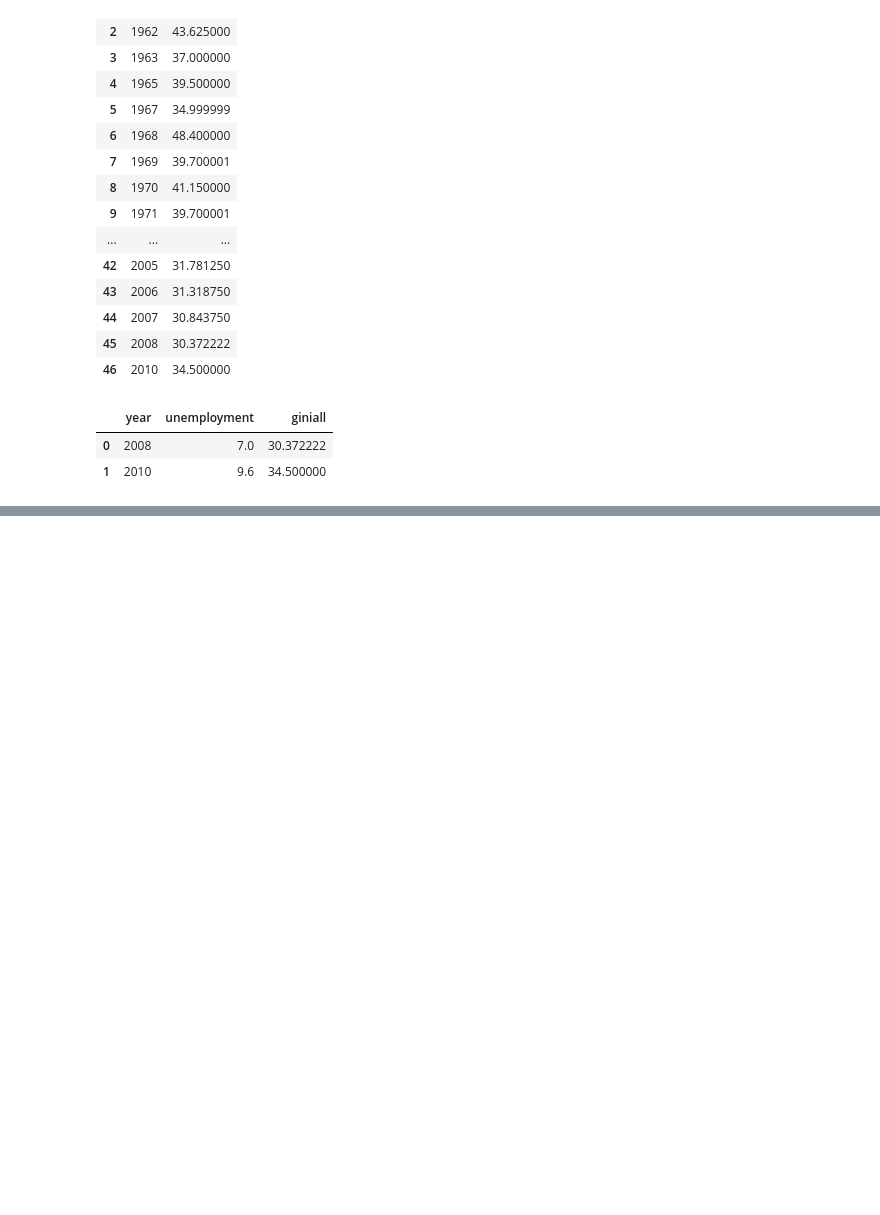
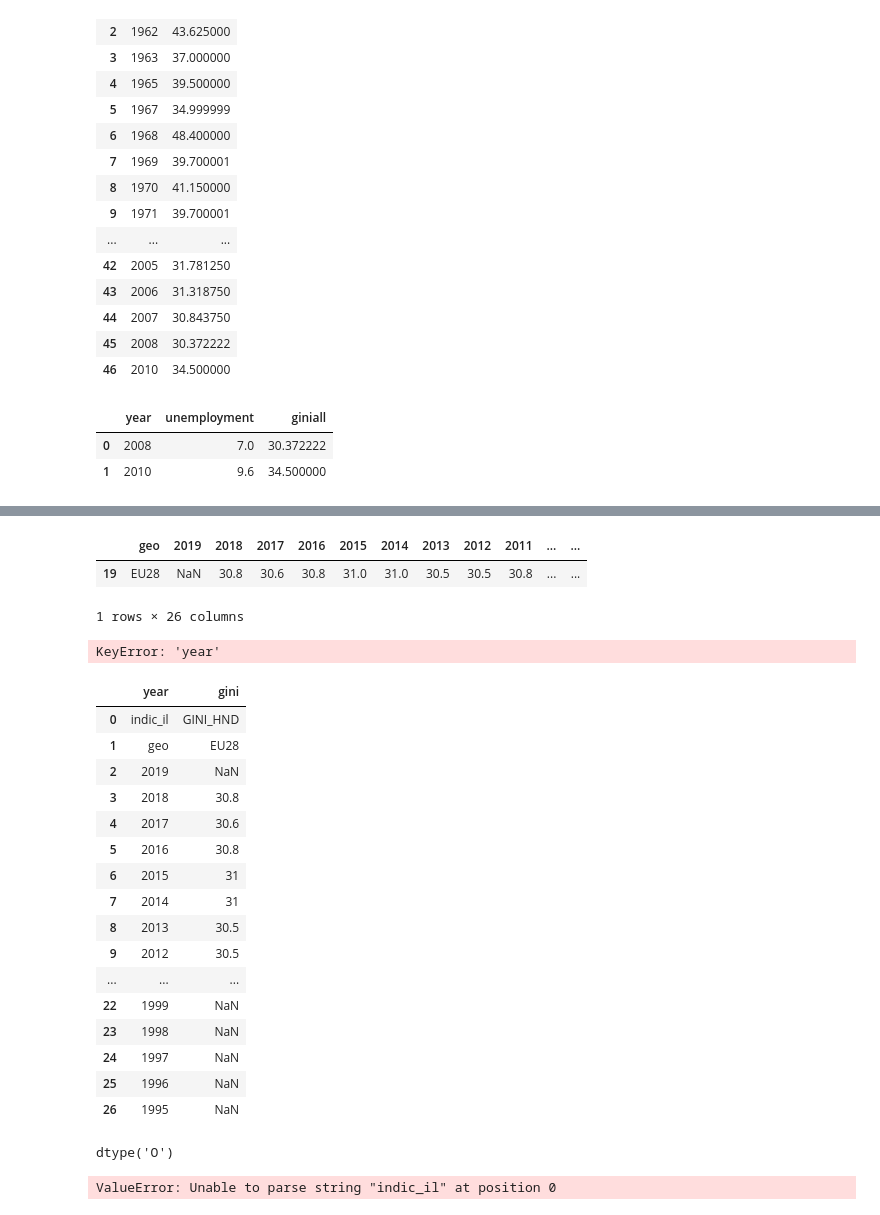
Before and after one commit to Malonk/unemployment_stats, a Jupyter notebook: notebooks/gini_cor.ipynb, the cells around one changed output, grey strips where cells are left out. Saved outputs shown, nothing was run; the diff lists cells and outputs as text; code cells hidden in the pictures; blank space fills up the shorter version.

```diff
--- a/notebooks/gini_cor.ipynb
+++ b/notebooks/gini_cor.ipynb
@@ -445,0 +480,43 @@ gini_unemp
+# %%
+# EU28 countries
+new_gini4 = new_gini3.loc[new_gini3['geo'] == 'EU28']
+new_gini4
+# %% [output]
+|  | geo | 2019 | 2018 | 2017 | 2016 | 2015 | 2014 | 2013 | 2012 | 2011 | ... | ... |
+| 19 | EU28 | NaN | 30.8 | 30.6 | 30.8 | 31.0 | 31.0 | 30.5 | 30.5 | 30.8 | ... | ... |
+1 rows × 26 columns
+# %%
+new_gini4.pivot(index="geo", columns = 'year', values = 'gini')
+# %% [output]
+KeyError: 'year'
+# %%
+new_gini = new_gini4.reset_index().rename(columns = {'index': 'year', 19: 'gini'})
+new_gini5
+# %% [output]
+|  | year | gini |
+| 0 | indic_il | GINI_HND |
+| 1 | geo | EU28 |
+| 2 | 2019 | NaN |
+| 3 | 2018 | 30.8 |
+| 4 | 2017 | 30.6 |
+| 5 | 2016 | 30.8 |
+| 6 | 2015 | 31 |
+| 7 | 2014 | 31 |
+| 8 | 2013 | 30.5 |
+| 9 | 2012 | 30.5 |
+| ... | ... | ... |
+| 22 | 1999 | NaN |
+| 23 | 1998 | NaN |
+| 24 | 1997 | NaN |
+| 25 | 1996 | NaN |
+| 26 | 1995 | NaN |
+# %%
+# Check datatype
+new_gini5['year'].dtypes
+# %% [output]
+dtype('O')
+# %%
+# Turn into numeric
+pd.to_numeric(new_gini5['year'])
+# %% [output]
+ValueError: Unable to parse string "indic_il" at position 0
```
Also changed, not shown: parts of 11 cells of this notebook, 7 other files.
